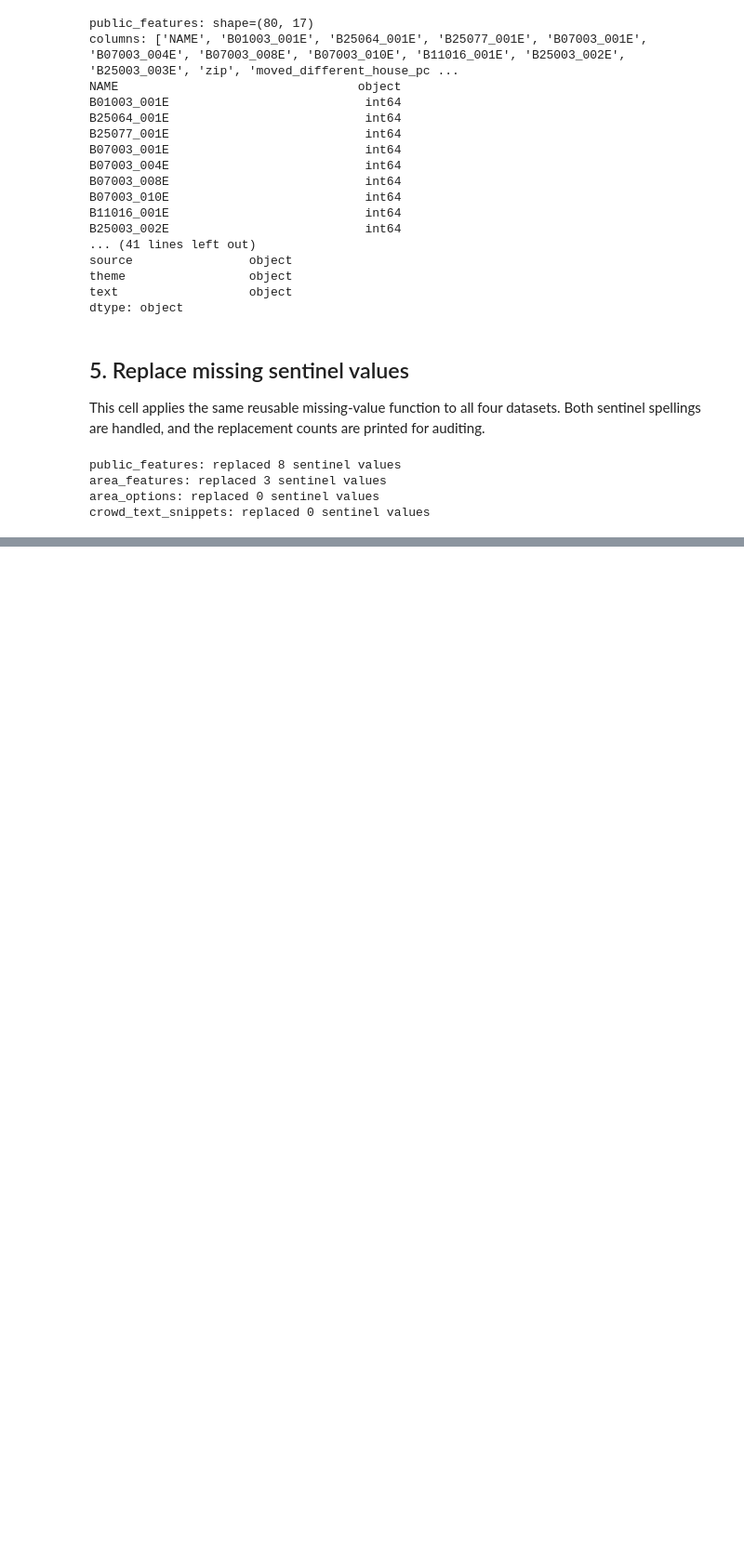
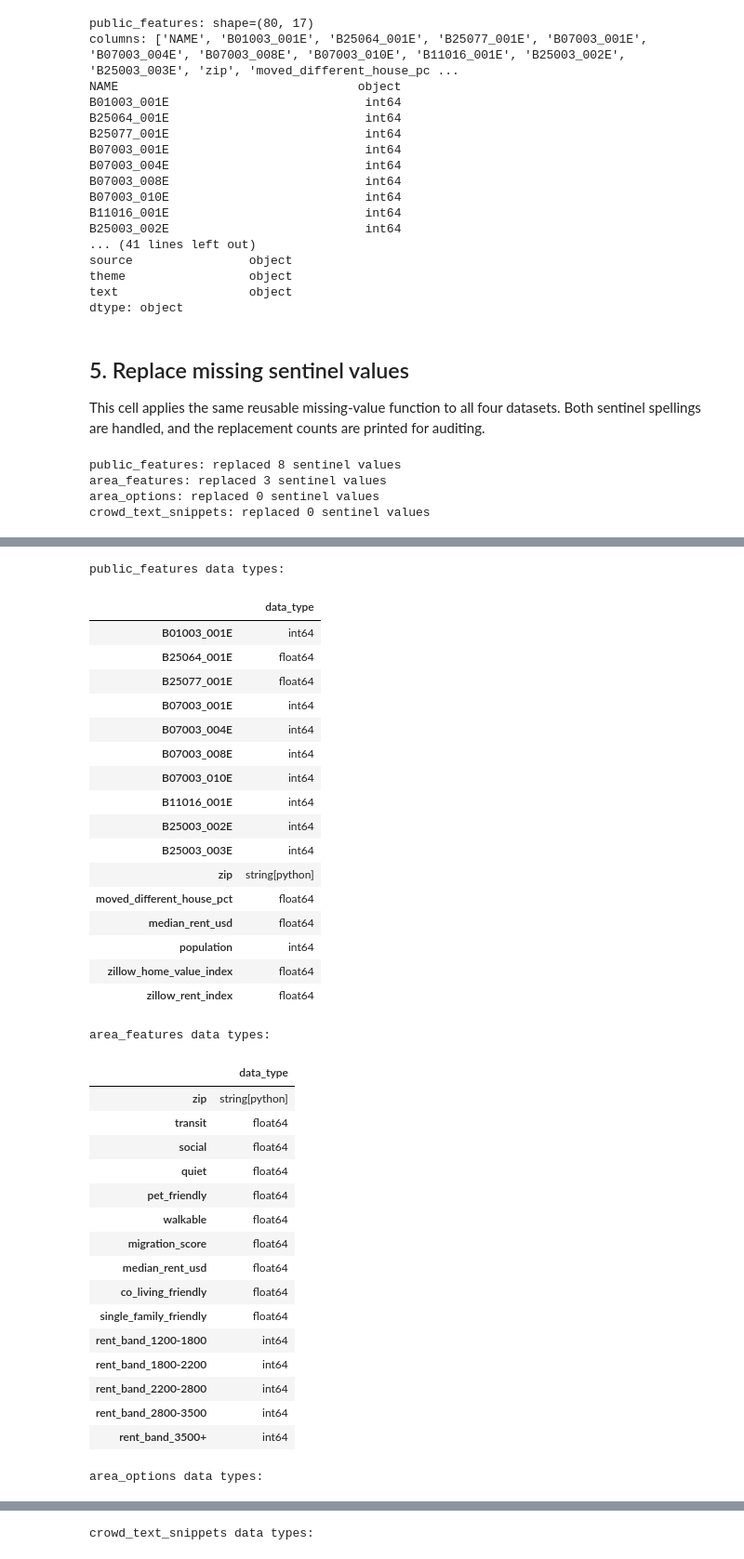
Before and after one commit to Break-Through-Tech/Flow-1B-responsible-ai-prototype-for-personalized-neighborhood-recommendations, a Jupyter notebook: notebooks/cleaning.ipynb, the cells around one changed output, grey strips where cells are left out. Shown at 93% size. Drawn from its saved outputs; the diff is of its cells as text; code cells hidden in the pictures; blank space fills up the shorter version.

```diff
--- a/notebooks/cleaning.ipynb
+++ b/notebooks/cleaning.ipynb
@@ -231,0 +481,41 @@ crowd_text_snippets: shape=(20, 11)
+# %%
+for name, dataset in datasets.items():
+    print(f'\n{name} data types:')
+    display(dataset.dtypes.to_frame(name='data_type'))
+# %% [output]
+public_features data types:
+|  | data_type |
+| B01003_001E | int64 |
+| B25064_001E | float64 |
+| B25077_001E | float64 |
+| B07003_001E | int64 |
+| B07003_004E | int64 |
+| B07003_008E | int64 |
+| B07003_010E | int64 |
+| B11016_001E | int64 |
+| B25003_002E | int64 |
+| B25003_003E | int64 |
+| zip | string[python] |
+| moved_different_house_pct | float64 |
+| median_rent_usd | float64 |
+| population | int64 |
+| zillow_home_value_index | float64 |
+| zillow_rent_index | float64 |
+area_features data types:
+|  | data_type |
+| zip | string[python] |
+| transit | float64 |
+| social | float64 |
+| quiet | float64 |
+| pet_friendly | float64 |
+| walkable | float64 |
+| migration_score | float64 |
+| median_rent_usd | float64 |
+| co_living_friendly | float64 |
+| single_family_friendly | float64 |
+| rent_band_1200-1800 | int64 |
+| rent_band_1800-2200 | int64 |
+| rent_band_2200-2800 | int64 |
+| rent_band_2800-3500 | int64 |
+| rent_band_3500+ | int64 |
+area_options data types:
@@ -231,0 +539 @@ crowd_text_snippets: shape=(20, 11)
+crowd_text_snippets data types:
```
Also changed, not shown: parts of 24 cells of this notebook.
